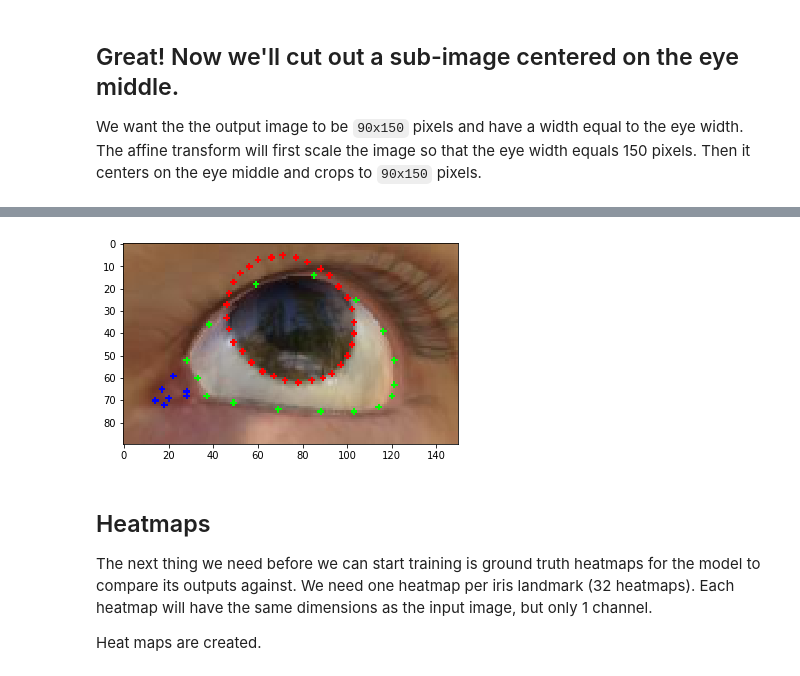
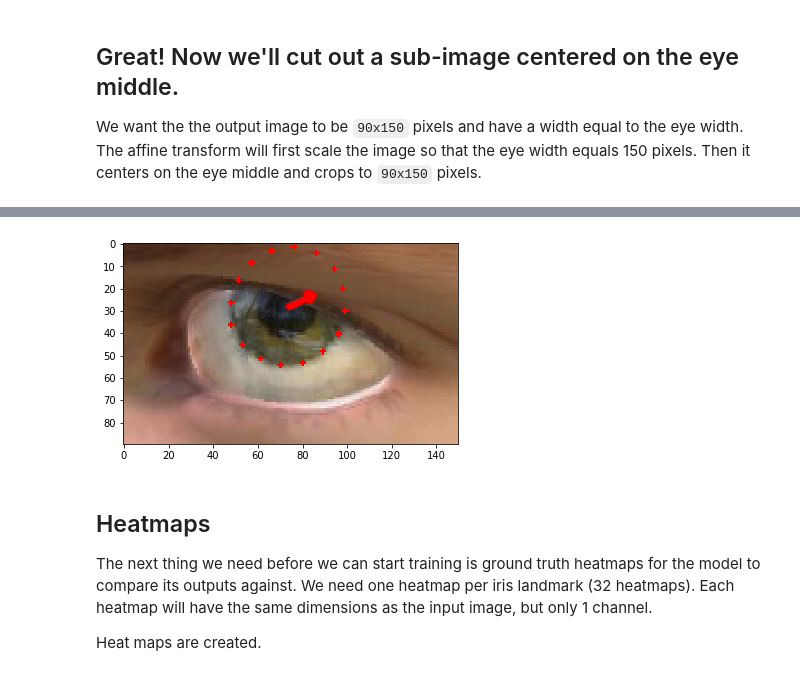
Before and after one commit to david-wb/gaze-estimation, a Jupyter notebook: explore_data.ipynb, the cells around one changed output, grey strips where cells are left out. Saved outputs shown, nothing was run; the diff lists cells and outputs as text; code cells hidden in the pictures.

```diff
--- a/explore_data.ipynb
+++ b/explore_data.ipynb
@@ -6,7 +9,7 @@ from matplotlib import pyplot as plt
 ## Let's take look at the first image
 These images are generated from UnityEyes. Each image is a .jpg file and comes with a .json file of metadata. The json file contains locations of all the eye landmark positions withing the image.
 # %%
-img1_path = './datasets/UnityEyes/imgs/1.jpg'
+img1_path = './datasets/UnityEyes/imgs/3.jpg'
 img1 = cv2.imread(img1_path)
 img1 = cv2.cvtColor(img1, cv2.COLOR_BGR2RGB)
 # %%
@@ -20,7 +23,7 @@ img1.shape
 # %%
 import json
 
-with open('./datasets/UnityEyes/imgs/1.json') as json_file:
+with open('./datasets/UnityEyes/imgs/3.json') as json_file:
     json_data = json.load(json_file)
 print(json.dumps(json_data, indent=2))
 # %% [output]
@@ -108,48 +111,86 @@ def preprocess_unityeyes_image(img, json_data, oh=90, ow=150):
     eye_middle = np.mean([np.amin(interior_landmarks[:, :2], axis=0),
                           np.amax(interior_landmarks[:, :2], axis=0)], axis=0)
 
+    # Normalize to eye width.
     scale = ow/eye_width
-    original_eyeball_radius = 71.7593
-    eyeball_radius = original_eyeball_radius * scale  # See: https://goo.gl/ZnXgDE
-    radius = np.float32(eyeball_radius)
 
-    transform = np.zeros((2, 3))
-    transform[0, 2] = -eye_middle[0] * scale + 0.5 * ow # * scale_inv
-    transform[1, 2] = -eye_middle[1] * scale + 0.5 * oh# * scale_inv
-    transform[0, 0] = scale
-    transform[1, 1] = scale
+    translate = np.asmatrix(np.eye(3))
+    translate[0, 2] = -eye_middle[0] * scale
+    translate[1, 2] = -eye_middle[1] * scale
 
-    transform_inv = np.zeros((2, 3))
-    transform_inv[:, 2] = -transform[:, 2]
-    transform_inv[0, 0] = 1/scale
-    transform_inv[1, 1] = 1/scale
+    recenter = np.asmatrix(np.eye(3))
+    recenter[0, 2] = ow/2
+    recenter[1, 2] = oh/2
+
+    scale_mat = np.asmatrix(np.eye(3))
+    scale_mat[0, 0] = scale
+    scale_mat[1, 1] = scale
+
+    angle = np.random.normal(0, 1) * 20 * np.pi/180
+    rotation = R.from_rotvec([0, 0, angle]).as_matrix()
+
+    transform = recenter * rotation * translate * scale_mat
+    transform_inv = np.linalg.inv(transform)
 
     # Apply transforms
-    eye = cv2.warpAffine(img, transform, (ow, oh))
+    eye = cv2.warpAffine(img, transform[:2], (ow, oh))
+
+    # Normalize eye image
+
+    # Gaze
+    # Convert look vector to gaze direction in polar angles
+    look_vec = np.array(eval(json_data['eye_details']['look_vec']))[:3].reshape((1, 3))
+    look_vec = np.matmul(look_vec, rotation)
+
+    gaze = util.gaze.vector_to_pitchyaw(-look_vec).flatten()
+    gaze = gaze.astype(np.float32)
+
+    eye = cv2.GaussianBlur(eye, (5,5), 0.001)
     return {
         'img': eye,
         'transform': transform,
         'transform_inv': transform_inv,
-        'radius': radius,
-        'original_radius': original_eyeball_radius,
-        'eye_middle': eye_middle
+        'eye_middle': eye_middle,
+        'gaze': gaze
     }
 
 eye_entry = preprocess_unityeyes_image(img1, json_data)
 
 eye_img = eye_entry['img'].copy()
 transform = eye_entry['transform']
-for (x, y, z) in iris_landmarks:
-    x, y = np.matmul(transform, [x, y, 1.0])
+
+iris_center = np.mean(iris_landmarks, axis=0)[:2]
+
+
+landmarks = np.concatenate([interior_landmarks[:, :2],  # 8
+                            iris_landmarks[::2, :2],  # 8
+                            iris_center.reshape((1, 2)),
+                            [[iw_2, ih_2]],  # Eyeball center
+                            ])  # 18 in total
+
+landmarks = np.asmatrix(np.pad(landmarks, ((0, 0), (0, 1)), 'constant', constant_values=1))
+landmarks = np.asarray(landmarks * transform[:2].T)
+landmarks = landmarks.astype(np.float32)
+
+for (x, y) in landmarks[16:32]:
     eye_img = cv2.circle(eye_img, (int(x), int(y)), 1, color=(255, 0, 0), thickness=-1)
 
-for (x, y, z) in interior_landmarks:
-    x, y = np.matmul(transform, [x, y, 1.0])
-    eye_img = cv2.circle(eye_img, (int(x), int(y)), 1, color=(0, 255, 0), thickness=-1)
+# for (x, y, z) in interior_landmarks:
+#     x, y, _ = np.matmul(transform, [x, y, 1.0])
+#     eye_img = cv2.circle(eye_img, (int(x), int(y)), 1, color=(0, 255, 0), thickness=-1)
 
-for (x, y, z) in caruncle_landmarks:
-    x, y = np.matmul(transform, [x, y, 1.0])
-    eye_img = cv2.circle(eye_img, (int(x), int(y)), 1, color=(0, 0, 255), thickness=-1)
+# for (x, y, z) in caruncle_landmarks:
+#     x, y, _ = np.matmul(transform, [x, y, 1.0])
+#     eye_img = cv2.circle(eye_img, (int(x), int(y)), 1, color=(0, 0, 255), thickness=-1)
+
+print(iris_center)
+# eye_img = draw_gaze(eye_img, landmarks[-2], (0, 0), color=(0, 255, 0))
+# eye_img = draw_gaze(eye_img, landmarks[-2], (np.pi/2, 0))
+# eye_img = draw_gaze(eye_img, landmarks[-2], (0, np.pi/2), color=(255, 0, 0))
+eye_img = draw_gaze(eye_img, landmarks[-2], eye_entry['gaze'], color=(255, 0, 0))
+
+gaze = eye_entry['gaze']
+print(gaze)
 plt.imshow(eye_img)
 print(eye_entry['img'].shape)
 # %% [output]
@@ -156,5 +199,5 @@ print(eye_entry['img'].shape)
 (90, 150, 3)
-[figure, old version]
+[figure, new version]
 # %% [markdown]
 ## Heatmaps
 The next thing we need before we can start training is ground truth heatmaps for the model to compare its outputs against. We need one heatmap per iris landmark (32 heatmaps). Each heatmap will have the same dimensions as the input image, but only 1 channel.
```
Also changed, not shown: parts of 7 cells of this notebook, 11 other files.
